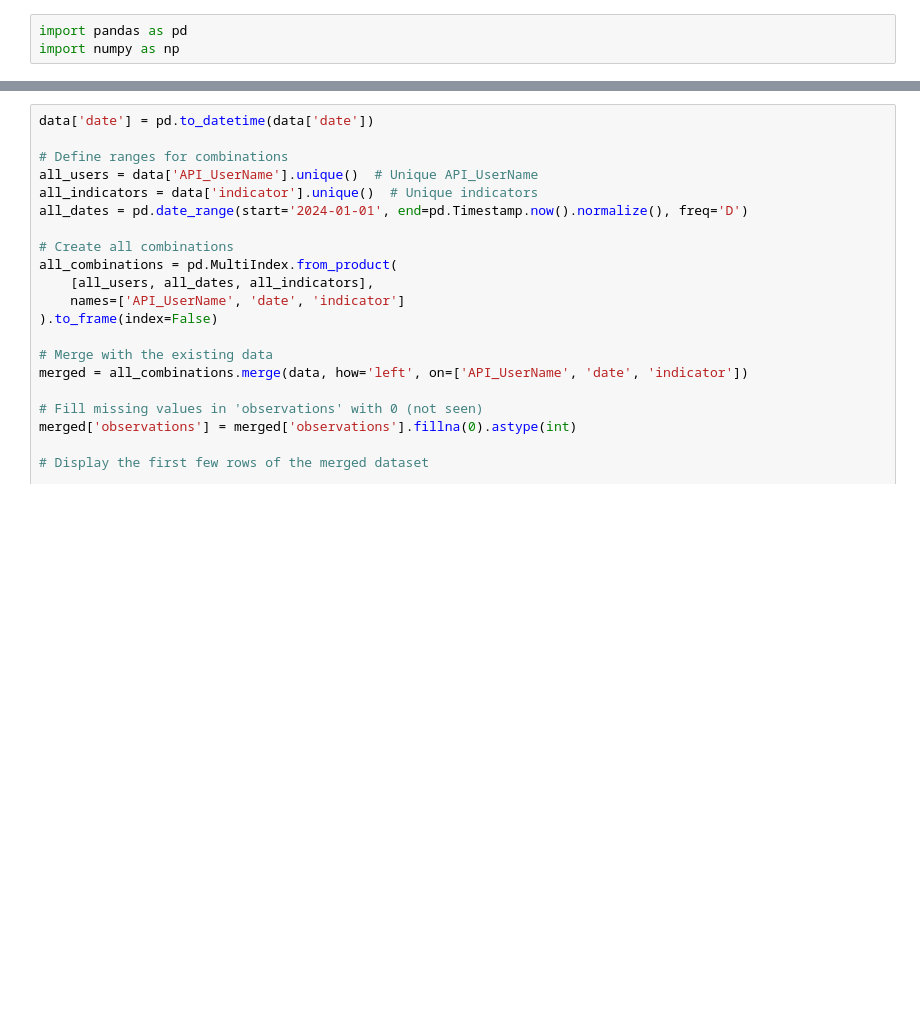
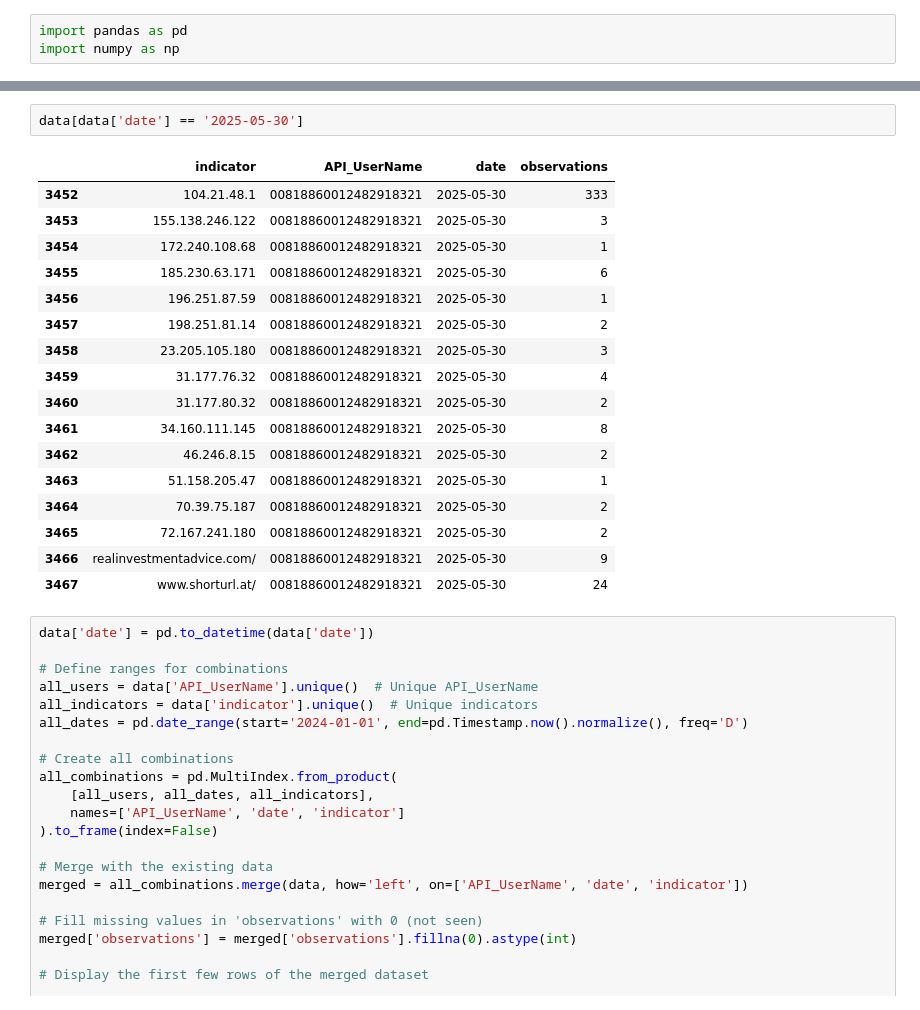
Before and after one commit to jaytlinaskew-OIS/HTOC, a Jupyter notebook: notebooks/observationEventForecasting/DataPreprocessing/Preprocessing.ipynb, the cells around one changed output, grey strips where cells are left out. Drawn from its saved outputs; the diff is of its cells as text; blank space fills up the shorter version.

```diff
--- a/notebooks/observationEventForecasting/DataPreprocessing/Preprocessing.ipynb
+++ b/notebooks/observationEventForecasting/DataPreprocessing/Preprocessing.ipynb
@@ -28,3 +28,23 @@ data.tail(10)
+# %%
+data[data['date'] == '2025-05-30']
+# %% [output]
+|  | indicator | API_UserName | date | observations |
+| 3452 | 104.21.48.1 | 00818860012482918321 | 2025-05-30 | 333 |
+| 3453 | 155.138.246.122 | 00818860012482918321 | 2025-05-30 | 3 |
+| 3454 | 172.240.108.68 | 00818860012482918321 | 2025-05-30 | 1 |
+| 3455 | 185.230.63.171 | 00818860012482918321 | 2025-05-30 | 6 |
+| 3456 | 196.251.87.59 | 00818860012482918321 | 2025-05-30 | 1 |
+| 3457 | 198.251.81.14 | 00818860012482918321 | 2025-05-30 | 2 |
+| 3458 | 23.205.105.180 | 00818860012482918321 | 2025-05-30 | 3 |
+| 3459 | 31.177.76.32 | 00818860012482918321 | 2025-05-30 | 4 |
+| 3460 | 31.177.80.32 | 00818860012482918321 | 2025-05-30 | 2 |
+| 3461 | 34.160.111.145 | 00818860012482918321 | 2025-05-30 | 8 |
+| 3462 | 46.246.8.15 | 00818860012482918321 | 2025-05-30 | 2 |
+| 3463 | 51.158.205.47 | 00818860012482918321 | 2025-05-30 | 1 |
+| 3464 | 70.39.75.187 | 00818860012482918321 | 2025-05-30 | 2 |
+| 3465 | 72.167.241.180 | 00818860012482918321 | 2025-05-30 | 2 |
+| 3466 | realinvestmentadvice.com/ | 00818860012482918321 | 2025-05-30 | 9 |
+| 3467 | www.shorturl.at/ | 00818860012482918321 | 2025-05-30 | 24 |
 # %%
 data['date'] = pd.to_datetime(data['date'])
 
```
Also changed, not shown: parts of 2 cells of this notebook, 8 other files.
